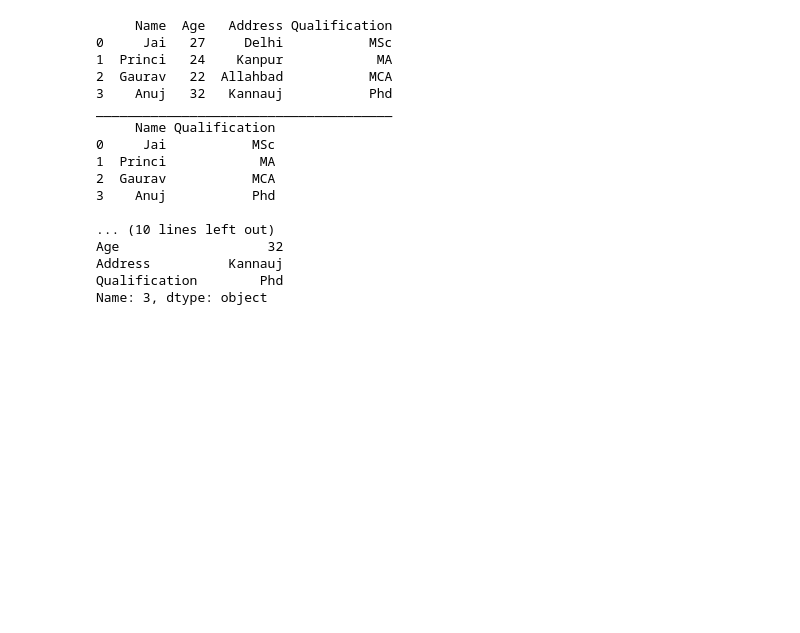
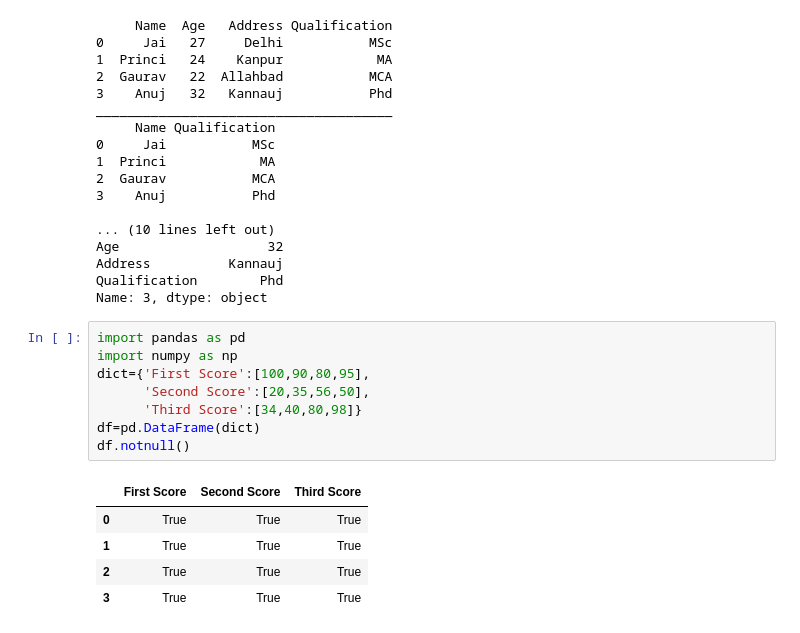
Before and after one commit to NeelDelivala/21CSS101J-RA2211042010004-Python, a Jupyter notebook: RA2211042010004.ipynb, the cells around one changed output. Drawn from its saved outputs; the diff is of its cells as text; blank space fills up the shorter version.

```diff
--- a/RA2211042010004.ipynb
+++ b/RA2211042010004.ipynb
@@ -484,3 +484,17 @@ Age                   32
 Address          Kannauj
 Qualification        Phd
 Name: 3, dtype: object
+# %%
+import pandas as pd
+import numpy as np
+dict={'First Score':[100,90,80,95],
+      'Second Score':[20,35,56,50],
+      'Third Score':[34,40,80,98]}
+df=pd.DataFrame(dict)
+df.notnull()
+# %% [output]
+|  | First Score | Second Score | Third Score |
+| 0 | True | True | True |
+| 1 | True | True | True |
+| 2 | True | True | True |
+| 3 | True | True | True |
```
Also changed, not shown: parts of 2 cells of this notebook.
